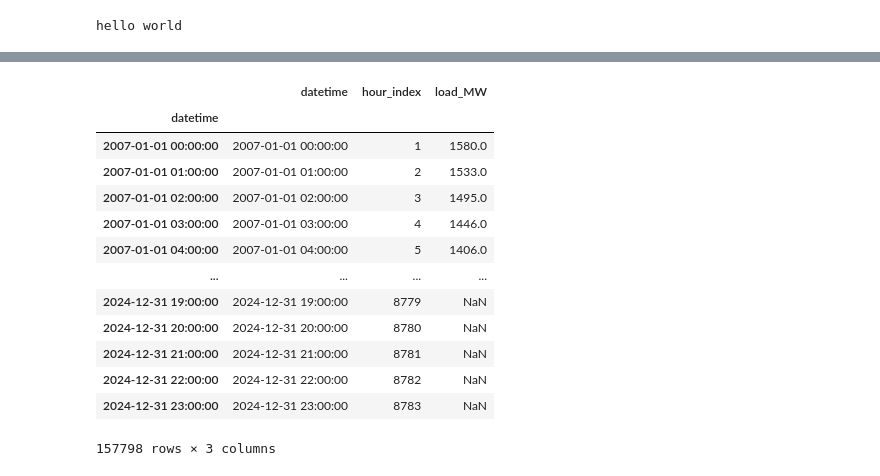
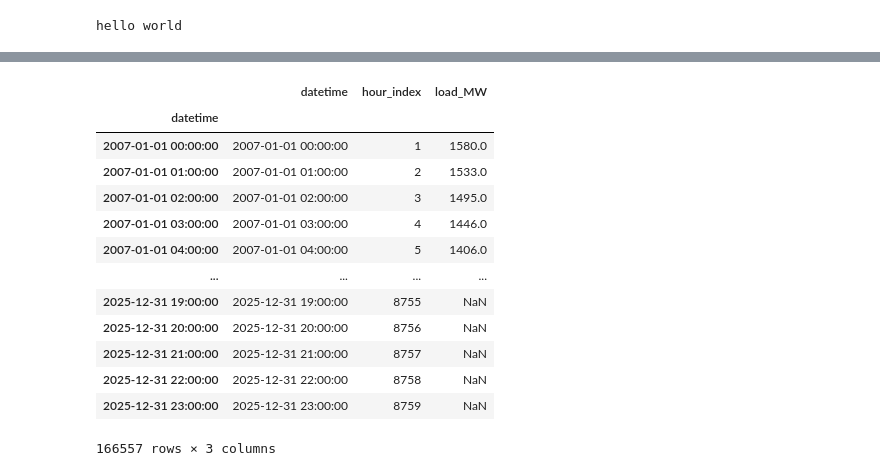
Before and after one commit to jacobthompson101/novascotia-wind-grid, a Jupyter notebook: notebook/twocharts.ipynb, the cells around one changed output, grey strips where cells are left out. Cells and saved outputs as stored; diff of their text form; code cells hidden in the pictures.

```diff
--- a/notebook/twocharts.ipynb
+++ b/notebook/twocharts.ipynb
@@ -56,23 +56,23 @@ plt.plot(hourly_df2.index, hourly_df2['load_MW'])
 # %%
 #import pandas as pd
 #hourly_df2 = pd.read_parquet('./oasis_07_23.parquet')
-hourly_df2 = pd.read_parquet('./oasis_07_24.parquet')
+hourly_df2 = pd.read_parquet('./oasis_07_25.parquet')
 hourly_df2
 # %% [output]
 |  | datetime | hour_index | load_MW |
 | datetime |  |  |  |
 | 2007-01-01 00:00:00 | 2007-01-01 00:00:00 | 1 | 1580.0 |
 | 2007-01-01 01:00:00 | 2007-01-01 01:00:00 | 2 | 1533.0 |
 | 2007-01-01 02:00:00 | 2007-01-01 02:00:00 | 3 | 1495.0 |
 | 2007-01-01 03:00:00 | 2007-01-01 03:00:00 | 4 | 1446.0 |
 | 2007-01-01 04:00:00 | 2007-01-01 04:00:00 | 5 | 1406.0 |
 | ... | ... | ... | ... |
-| 2024-12-31 19:00:00 | 2024-12-31 19:00:00 | 8779 | NaN |
-| 2024-12-31 20:00:00 | 2024-12-31 20:00:00 | 8780 | NaN |
-| 2024-12-31 21:00:00 | 2024-12-31 21:00:00 | 8781 | NaN |
-| 2024-12-31 22:00:00 | 2024-12-31 22:00:00 | 8782 | NaN |
-| 2024-12-31 23:00:00 | 2024-12-31 23:00:00 | 8783 | NaN |
+| 2025-12-31 19:00:00 | 2025-12-31 19:00:00 | 8755 | NaN |
+| 2025-12-31 20:00:00 | 2025-12-31 20:00:00 | 8756 | NaN |
+| 2025-12-31 21:00:00 | 2025-12-31 21:00:00 | 8757 | NaN |
+| 2025-12-31 22:00:00 | 2025-12-31 22:00:00 | 8758 | NaN |
+| 2025-12-31 23:00:00 | 2025-12-31 23:00:00 | 8759 | NaN |
-157798 rows × 3 columns
+166557 rows × 3 columns
 # %%
 import plotly.express as px
 # %%
```
Also changed, not shown: parts of 7 cells of this notebook, 2 other files.
